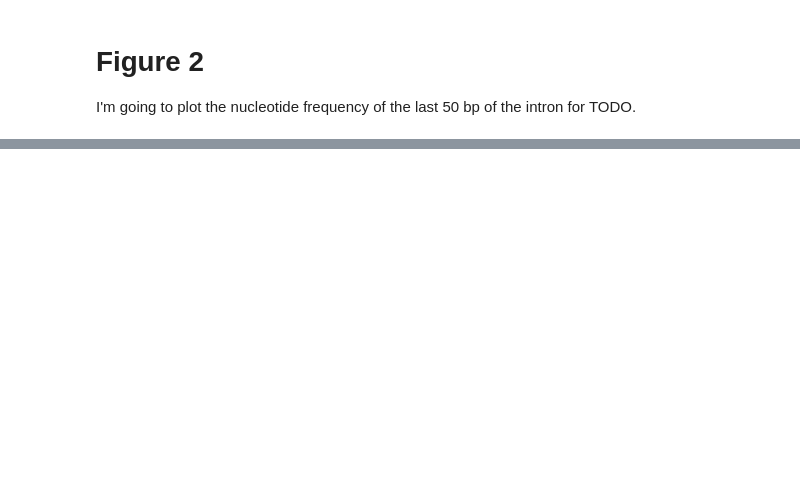
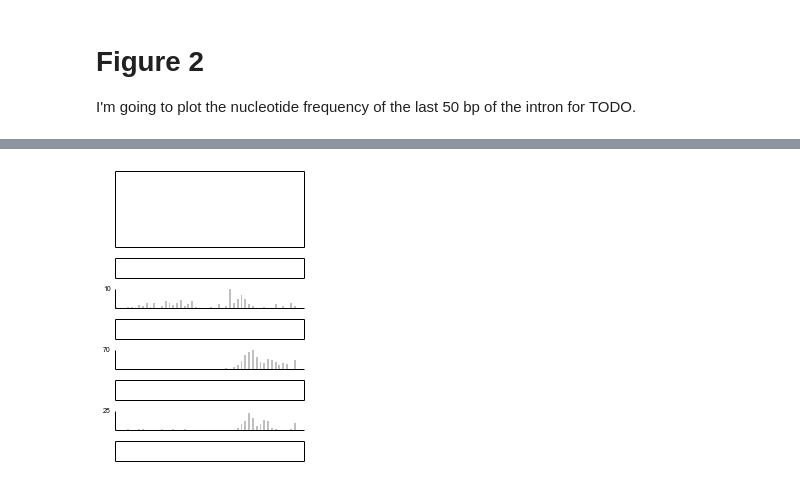
Before and after one commit to cdeboever3/deboever-sf3b1-2015, a Jupyter notebook: notebooks/figure02.ipynb, the cells around one changed output, grey strips where cells are left out. Cells and saved outputs as stored; diff of their text form; code cells hidden in the pictures; blank space fills up the shorter version.

```diff
--- a/notebooks/figure02.ipynb
+++ b/notebooks/figure02.ipynb
@@ -89,0 +113,68 @@ def adenine_enrichment(fn, fn2):
+# %%
+def plot_pvals(test, control):
+    pvals = adenine_enrichment(test, control)
+    #lines = ax.plot(-log10(pvals), 'k')
+    b = ax.bar(arange(len(pvals)) + 0.25,
+               -log10(pvals),
+               width=0.5, color='grey',
+               lw=0, alpha=0.5)
+    ax.hlines(-log10(0.5),0,50)
+    #ylabel = ax.set_ylabel('$-\log_{10}$ p-value')
+    for l in ax.get_xticklines() + ax.get_yticklines():
+        l.set_markersize(0)
+    ax.spines['right'].set_visible(False)
+    ax.spines['top'].set_visible(False)
+    xt = ax.set_xticks([])
+    yt = ax.set_yticks([ax.get_yticks()[-1]])
+    return ax
+
+fig = plt.figure(figsize=(3, 4.23), dpi=600)
+
+gs = gridspec.GridSpec(8, 1,
+                       height_ratios=[0.355, 0.092, 0.092, 0.092,
+                                      0.092, 0.092, 0.092, 0.092])
+
+# Diagram to be added in Illustrator
+ax = fig.add_subplot(gs[0, 0])
+xt = ax.set_xticks([])
+yt = ax.set_yticks([])
+
+# Control junctions intron sequence diagram
+ax = fig.add_subplot(gs[1, 0])
+xt = ax.set_xticks([])
+yt = ax.set_yticks([])
+
+# Annotated junctions with upstream proximal
+# acceptors intron sequence diagram
+ax = fig.add_subplot(gs[3, 0])
+xt = ax.set_xticks([])
+yt = ax.set_yticks([])
+
+# Annotated junctions with upstream proximal
+# acceptors adenine enrichment
+ax = fig.add_subplot(gs[2, 0])
+ax = plot_pvals(ds.annot_intron_seq, ds.control_intron_seq)
+
+# Proximal cryptic acceptors intron sequence diagram
+ax = fig.add_subplot(gs[5, 0])
+xt = ax.set_xticks([])
+yt = ax.set_yticks([])
+
+# Proximal cryptic acceptors adenine enrichment
+ax = fig.add_subplot(gs[4, 0])
+ax = plot_pvals(ds.proximal_intron_seq, ds.control_intron_seq)
+
+# Distal cryptic acceptors intron sequence diagram
+ax = fig.add_subplot(gs[7, 0])
+xt = ax.set_xticks([])
+yt = ax.set_yticks([])
+
+# Distal cryptic acceptors adenine enrichment
+ax = fig.add_subplot(gs[6, 0])
+ax = plot_pvals(ds.distal_intron_seq, ds.control_intron_seq)
+
+gs.tight_layout(fig)
+fig.savefig(os.path.join(outdir, 'figure02.pdf'),
+            transparent=True, dpi=600)
+# %% [output]
+[figure, added]
```
Also changed, not shown: parts of 23 cells of this notebook, 1 other file.
